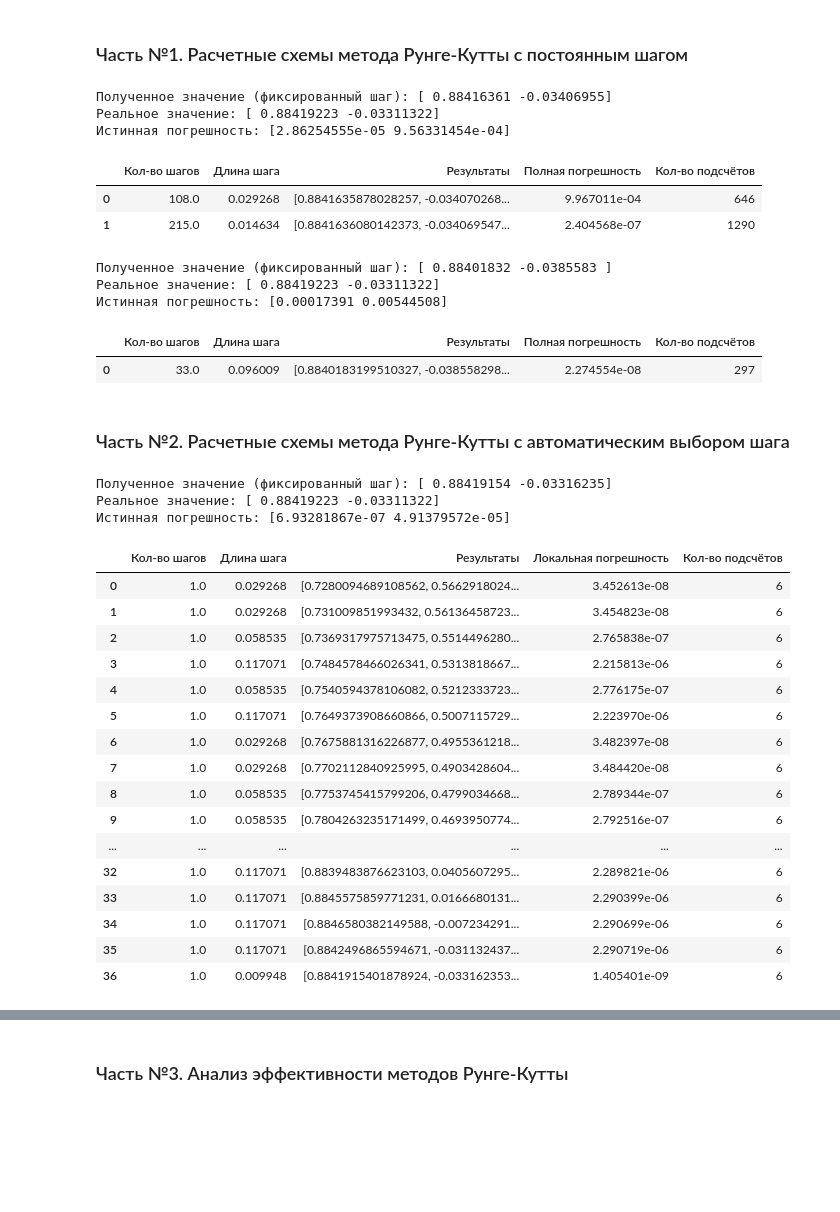
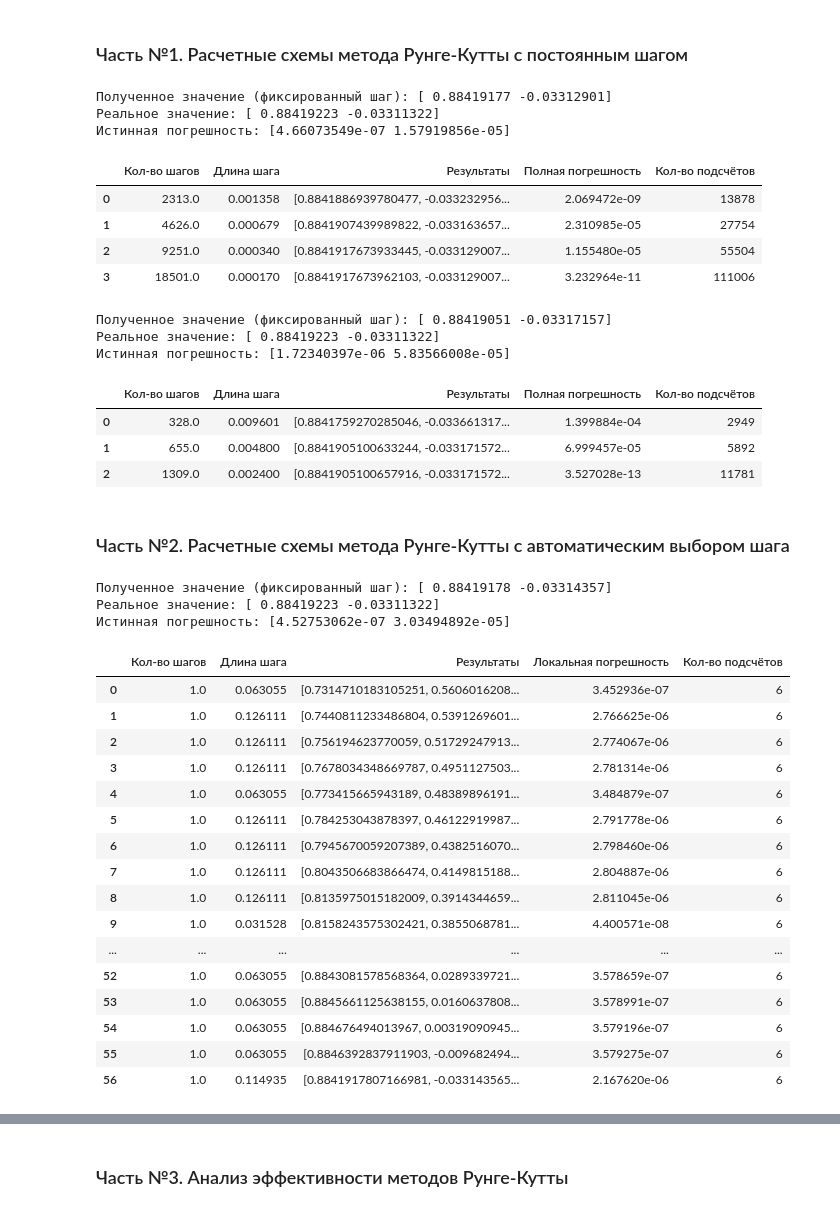
Before and after one commit to NRina4/Numerical-Methods, a Jupyter notebook: Тема №8/task8.ipynb, the cells around one changed output, grey strips where cells are left out. Drawn from its saved outputs; the diff is of its cells as text; code cells hidden in the pictures; blank space fills up the shorter version.

```diff
--- a/Тема №8/task8.ipynb
+++ b/Тема №8/task8.ipynb
@@ -25,9 +25,9 @@ params = Parameters(
     ksi=1 / 9,
     A=2 / 11,
     B=3 / 13,
-    eps=1e-4,
+    eps=1e-10,
     p=1e-5,
-    rtol=1e-6,
+    rtol=1e-6, # погрешность для подбора первого шага
     pi=np.pi,
     c2=c2,
     a21=a21,
@@ -73,6 +73,7 @@ s_2 = 2
 s_3 = 3
 # %%
 # Явный метод Рунге-Кутты 2-го порядка (ЯМРК 2)
+params.rtol = params.eps
 fix_step_values_2, fix_step_full_errors_2, fix_step_steps_2, fix_step_calc_count_2 = fix_step(x0, x1, y0, s_2, params)
 fix_step_count_2 = np.ceil((x1 - x0) / fix_step_steps_2)
 
@@ -89,14 +90,17 @@ print(f"Реальное значение: {y_true}")
 print(f'Истинная погрешность: {y_true - fix_step_values_2[-1]}\n')
 display(df_fix_2)
 # %% [output]
-Полученное значение (фиксированный шаг): [ 0.88416361 -0.03406955]
+Полученное значение (фиксированный шаг): [ 0.88419177 -0.03312901]
 Реальное значение: [ 0.88419223 -0.03311322]
-Истинная погрешность: [2.86254555e-05 9.56331454e-04]
+Истинная погрешность: [4.66073549e-07 1.57919856e-05]
 |  | Кол-во шагов | Длина шага | Результаты | Полная погрешность | Кол-во подсчётов |
-| 0 | 108.0 | 0.029268 | [0.8841635878028257, -0.034070268... | 9.967011e-04 | 646 |
-| 1 | 215.0 | 0.014634 | [0.8841636080142373, -0.034069547... | 2.404568e-07 | 1290 |
+| 0 | 2313.0 | 0.001358 | [0.8841886939780477, -0.033232956... | 2.069472e-09 | 13878 |
+| 1 | 4626.0 | 0.000679 | [0.8841907439989822, -0.033163657... | 2.310985e-05 | 27754 |
+| 2 | 9251.0 | 0.000340 | [0.8841917673933445, -0.033129007... | 1.155480e-05 | 55504 |
+| 3 | 18501.0 | 0.000170 | [0.8841917673962103, -0.033129007... | 3.232964e-11 | 111006 |
 # %%
 # Явный метод Рунге-Кутты 3-го порядка (ЯМРК 3)
+params.rtol = params.eps
 fix_step_values_3, fix_step_full_errors_3, fix_step_steps_3, fix_step_calc_count_3 = fix_step(x0, x1, y0, s_3, params)
 fix_step_count_3 = np.ceil((x1 - x0) / fix_step_steps_3)
 
@@ -113,47 +117,50 @@ print(f"Реальное значение: {y_true}")
 print(f'Истинная погрешность: {y_true - fix_step_values_3[-1]}\n')
 display(df_fix_3)
 # %% [output]
-Полученное значение (фиксированный шаг): [ 0.88401832 -0.0385583 ]
+Полученное значение (фиксированный шаг): [ 0.88419051 -0.03317157]
 Реальное значение: [ 0.88419223 -0.03311322]
-Истинная погрешность: [0.00017391 0.00544508]
+Истинная погрешность: [1.72340397e-06 5.83566008e-05]
 |  | Кол-во шагов | Длина шага | Результаты | Полная погрешность | Кол-во подсчётов |
-| 0 | 33.0 | 0.096009 | [0.8840183199510327, -0.038558298... | 2.274554e-08 | 297 |
+| 0 | 328.0 | 0.009601 | [0.8841759270285046, -0.033661317... | 1.399884e-04 | 2949 |
+| 1 | 655.0 | 0.004800 | [0.8841905100633244, -0.033171572... | 6.999457e-05 | 5892 |
+| 2 | 1309.0 | 0.002400 | [0.8841905100657916, -0.033171572... | 3.527028e-13 | 11781 |
 # %% [markdown]
 ### Часть №2. Расчетные схемы метода Рунге-Кутты с автоматическим выбором шага
 # %%
+params.rtol = params.p
 auto_step_values_2, auto_step_local_errors_2, auto_step_steps_2, auto_step_calc_count_2 = auto_step(x0, x1, y0, s_2, params)
 
 df_auto_2 = pd.DataFrame({
     "Кол-во шагов": np.ones(len(auto_step_steps_2)),
     "Длина шага": auto_step_steps_2,
     "Результаты": auto_step_values_2.tolist(),
     "Локальная погрешность": auto_step_local_errors_2,
     "Кол-во подсчётов": auto_step_calc_count_2,
 })
 
 print(f"Полученное значение (фиксированный шаг): {auto_step_values_2[-1]}")
 print(f"Реальное значение: {y_true}")
 print(f'Истинная погрешность: {y_true - auto_step_values_2[-1]}\n')
 display(df_auto_2)
 # %% [output]
-Полученное значение (фиксированный шаг): [ 0.88419154 -0.03316235]
+Полученное значение (фиксированный шаг): [ 0.88419178 -0.03314357]
 Реальное значение: [ 0.88419223 -0.03311322]
-Истинная погрешность: [6.93281867e-07 4.91379572e-05]
+Истинная погрешность: [4.52753062e-07 3.03494892e-05]
 |  | Кол-во шагов | Длина шага | Результаты | Локальная погрешность | Кол-во подсчётов |
-| 0 | 1.0 | 0.029268 | [0.7280094689108562, 0.5662918024... | 3.452613e-08 | 6 |
-| 1 | 1.0 | 0.029268 | [0.731009851993432, 0.56136458723... | 3.454823e-08 | 6 |
-| 2 | 1.0 | 0.058535 | [0.7369317975713475, 0.5514496280... | 2.765838e-07 | 6 |
-| 3 | 1.0 | 0.117071 | [0.7484578466026341, 0.5313818667... | 2.215813e-06 | 6 |
-| 4 | 1.0 | 0.058535 | [0.7540594378106082, 0.5212333723... | 2.776175e-07 | 6 |
-| 5 | 1.0 | 0.117071 | [0.7649373908660866, 0.5007115729... | 2.223970e-06 | 6 |
-| 6 | 1.0 | 0.029268 | [0.7675881316226877, 0.4955361218... | 3.482397e-08 | 6 |
-| 7 | 1.0 | 0.029268 | [0.7702112840925995, 0.4903428604... | 3.484420e-08 | 6 |
-| 8 | 1.0 | 0.058535 | [0.7753745415799206, 0.4799034668... | 2.789344e-07 | 6 |
-| 9 | 1.0 | 0.058535 | [0.7804263235171499, 0.4693950774... | 2.792516e-07 | 6 |
+| 0 | 1.0 | 0.063055 | [0.7314710183105251, 0.5606016208... | 3.452936e-07 | 6 |
+| 1 | 1.0 | 0.126111 | [0.7440811233486804, 0.5391269601... | 2.766625e-06 | 6 |
+| 2 | 1.0 | 0.126111 | [0.756194623770059, 0.51729247913... | 2.774067e-06 | 6 |
+| 3 | 1.0 | 0.126111 | [0.7678034348669787, 0.4951127503... | 2.781314e-06 | 6 |
+| 4 | 1.0 | 0.063055 | [0.773415665943189, 0.48389896191... | 3.484879e-07 | 6 |
+| 5 | 1.0 | 0.126111 | [0.784253043878397, 0.46122919987... | 2.791778e-06 | 6 |
+| 6 | 1.0 | 0.126111 | [0.7945670059207389, 0.4382516070... | 2.798460e-06 | 6 |
+| 7 | 1.0 | 0.126111 | [0.8043506683866474, 0.4149815188... | 2.804887e-06 | 6 |
+| 8 | 1.0 | 0.126111 | [0.8135975015182009, 0.3914344659... | 2.811045e-06 | 6 |
+| 9 | 1.0 | 0.031528 | [0.8158243575302421, 0.3855068781... | 4.400571e-08 | 6 |
 | ... | ... | ... | ... | ... | ... |
-| 32 | 1.0 | 0.117071 | [0.8839483876623103, 0.0405607295... | 2.289821e-06 | 6 |
-| 33 | 1.0 | 0.117071 | [0.8845575859771231, 0.0166680131... | 2.290399e-06 | 6 |
-| 34 | 1.0 | 0.117071 | [0.8846580382149588, -0.007234291... | 2.290699e-06 | 6 |
-| 35 | 1.0 | 0.117071 | [0.8842496865594671, -0.031132437... | 2.290719e-06 | 6 |
-| 36 | 1.0 | 0.009948 | [0.8841915401878924, -0.033162353... | 1.405401e-09 | 6 |
+| 52 | 1.0 | 0.063055 | [0.8843081578568364, 0.0289339721... | 3.578659e-07 | 6 |
+| 53 | 1.0 | 0.063055 | [0.8845661125638155, 0.0160637808... | 3.578991e-07 | 6 |
+| 54 | 1.0 | 0.063055 | [0.884676494013967, 0.00319090945... | 3.579196e-07 | 6 |
+| 55 | 1.0 | 0.063055 | [0.8846392837911903, -0.009682494... | 3.579275e-07 | 6 |
+| 56 | 1.0 | 0.114935 | [0.8841917807166981, -0.033143565... | 2.167620e-06 | 6 |
 # %%
```
Also changed, not shown: parts of 5 cells of this notebook, 2 other files.
